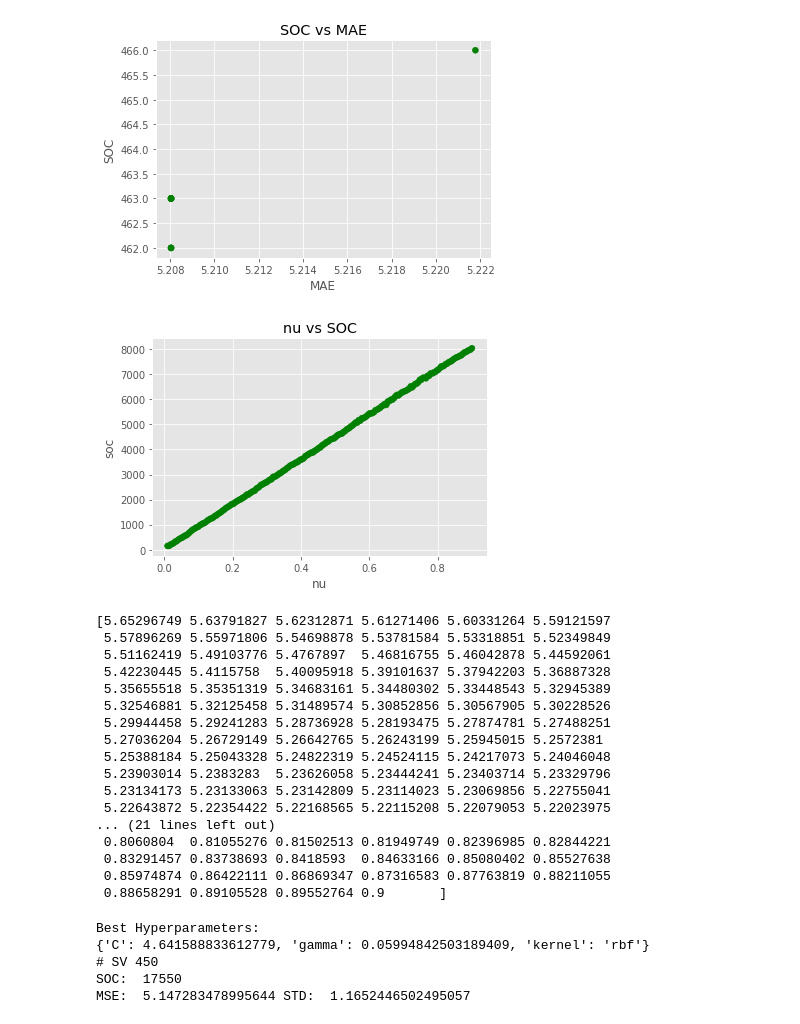
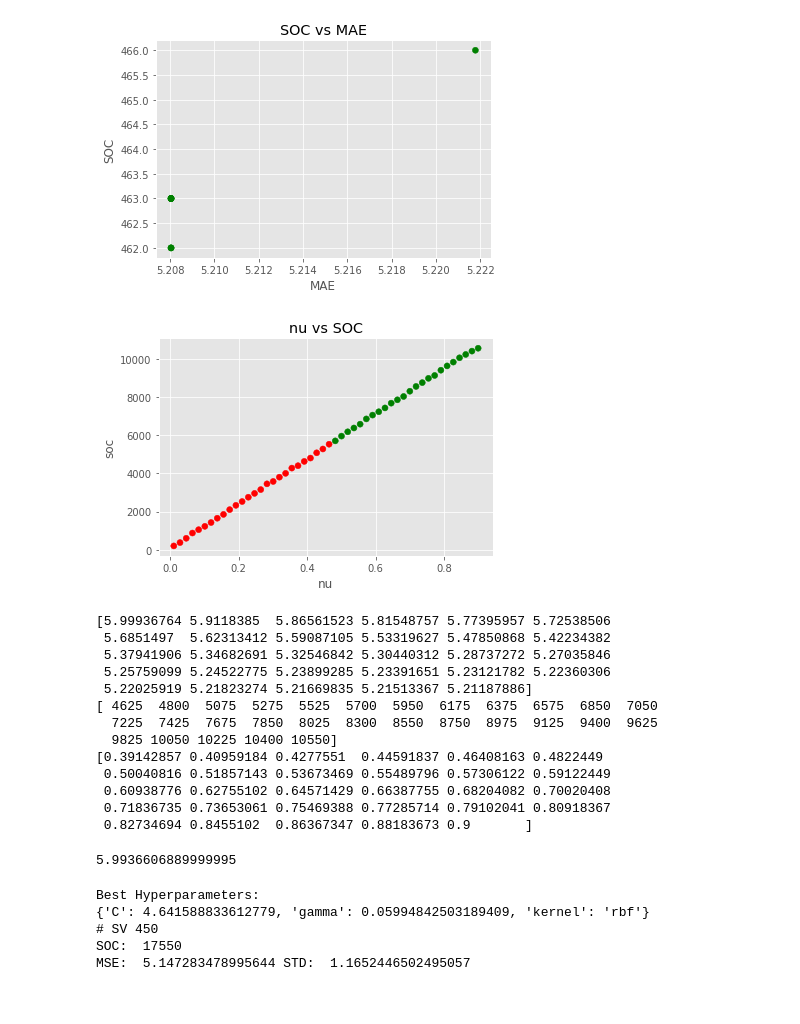
Before and after one commit to Kozeke/interpretable-ml, a Jupyter notebook: Notebooks/ForestFire_SVR.ipynb, the cells around one changed output. Cells and saved outputs as stored; diff of their text form; code cells hidden in the pictures.

```diff
--- a/Notebooks/ForestFire_SVR.ipynb
+++ b/Notebooks/ForestFire_SVR.ipynb
@@ -266,62 +269,62 @@ min C:  3.334  min gamma:  0.1
 # model=NuSVR(nu=0.185,C=16.68100537200059, gamma = 0.1,kernel='linear')# 3772
 # model=NuSVR(nu=0.185,C=2.15, gamma = 0.1,kernel='linear')#
 
-nu_range = np.linspace(0.01,0.9,200)
+nu_range = np.linspace(0.01,0.9,50)
 socs = []
 mses = []
 nus = []
 
 for nu in nu_range:
     model = NuSVR(nu=nu,C=0.0001 , kernel='linear')
     mse = cross_val_score(model,X,y,cv=cv,scoring=acc_metric)
 
     std=np.std(mse)
     mse=np.abs(np.mean(mse))
 
     model.fit(X,y)
     socs.append(model.n_support_[0]*(2*k+1))
     mses.append(mse)
     nus.append(nu)
 
 colors = []
 for mse in mses:
     if mse > minRMSE * 1.1:
         colors.append('red')
     else:
         colors.append('green')
 
 plt.title("nu vs SOC")
 plt.scatter(nus,socs,c=colors)
 plt.xlabel('nu')
 plt.ylabel('soc')
 plt.show()
 # %% [output]
-[figure, old version]
+[figure, new version]
 # %%
 mses=np.asarray(mses)
 socs=np.asarray(socs)
-mask=mses <= minRMSE * 1.1
+mask=mses <= minRMSE * 1.15
 print(mses[mask])
 print(socs[mask])
 print(nu_range[mask])
 # %% [output]
-[5.65296749 5.63791827 5.62312871 5.61271406 5.60331264 5.59121597
- 5.57896269 5.55971806 5.54698878 5.53781584 5.53318851 5.52349849
- 5.51162419 5.49103776 5.4767897  5.46816755 5.46042878 5.44592061
- 5.42230445 5.4115758  5.40095918 5.39101637 5.37942203 5.36887328
- 5.35655518 5.35351319 5.34683161 5.34480302 5.33448543 5.32945389
- 5.32546881 5.32125458 5.31489574 5.30852856 5.30567905 5.30228526
- 5.29944458 5.29241283 5.28736928 5.28193475 5.27874781 5.27488251
- 5.27036204 5.26729149 5.26642765 5.26243199 5.25945015 5.2572381
- 5.25388184 5.25043328 5.24822319 5.24524115 5.24217073 5.24046048
- 5.23903014 5.2383283  5.23626058 5.23444241 5.23403714 5.23329796
- 5.23134173 5.23133063 5.23142809 5.23114023 5.23069856 5.22755041
- 5.22643872 5.22354422 5.22168565 5.22115208 5.22079053 5.22023975
-... (21 lines left out)
- 0.8060804  0.81055276 0.81502513 0.81949749 0.82396985 0.82844221
- 0.83291457 0.83738693 0.8418593  0.84633166 0.85080402 0.85527638
- 0.85974874 0.86422111 0.86869347 0.87316583 0.87763819 0.88211055
- 0.88658291 0.89105528 0.89552764 0.9       ]
+[5.99936764 5.9118385  5.86561523 5.81548757 5.77395957 5.72538506
+ 5.6851497  5.62313412 5.59087105 5.53319627 5.47850868 5.42234382
+ 5.37941906 5.34682691 5.32546842 5.30440312 5.28737272 5.27035846
+ 5.25759099 5.24522775 5.23899285 5.23391651 5.23121782 5.22360306
+ 5.22025919 5.21823274 5.21669835 5.21513367 5.21187886]
+[ 4625  4800  5075  5275  5525  5700  5950  6175  6375  6575  6850  7050
+  7225  7425  7675  7850  8025  8300  8550  8750  8975  9125  9400  9625
+  9825 10050 10225 10400 10550]
+[0.39142857 0.40959184 0.4277551  0.44591837 0.46408163 0.4822449
+ 0.50040816 0.51857143 0.53673469 0.55489796 0.57306122 0.59122449
+ 0.60938776 0.62755102 0.64571429 0.66387755 0.68204082 0.70020408
+ 0.71836735 0.73653061 0.75469388 0.77285714 0.79102041 0.80918367
+ 0.82734694 0.8455102  0.86367347 0.88183673 0.9       ]
+# %%
+5.21187886*1.15
+# %% [output]
+5.9936606889999995
 # %%
 # params = {'C':np.logspace(-1,4,10),
 #           'gamma':np.logspace(-3,-1,10),
```
Also changed, not shown: parts of 2 cells of this notebook, 24 other files.
